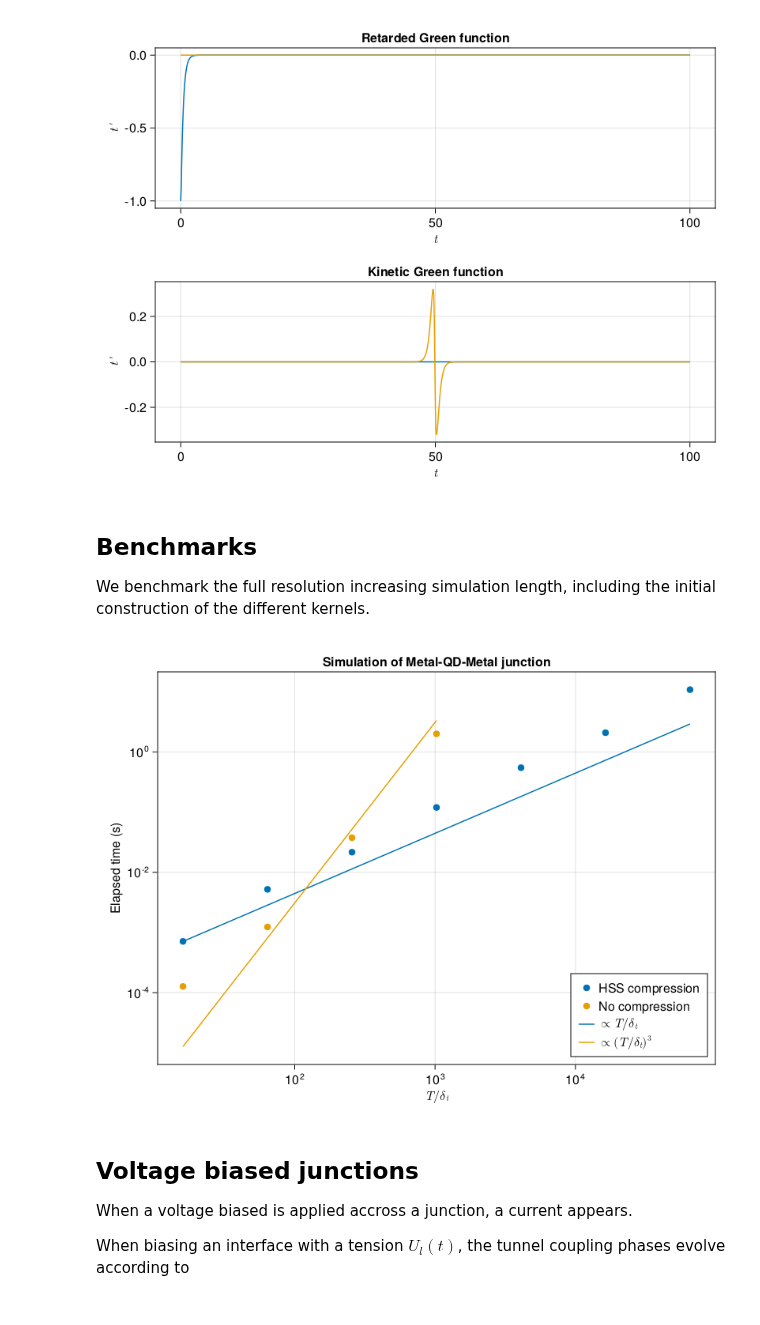
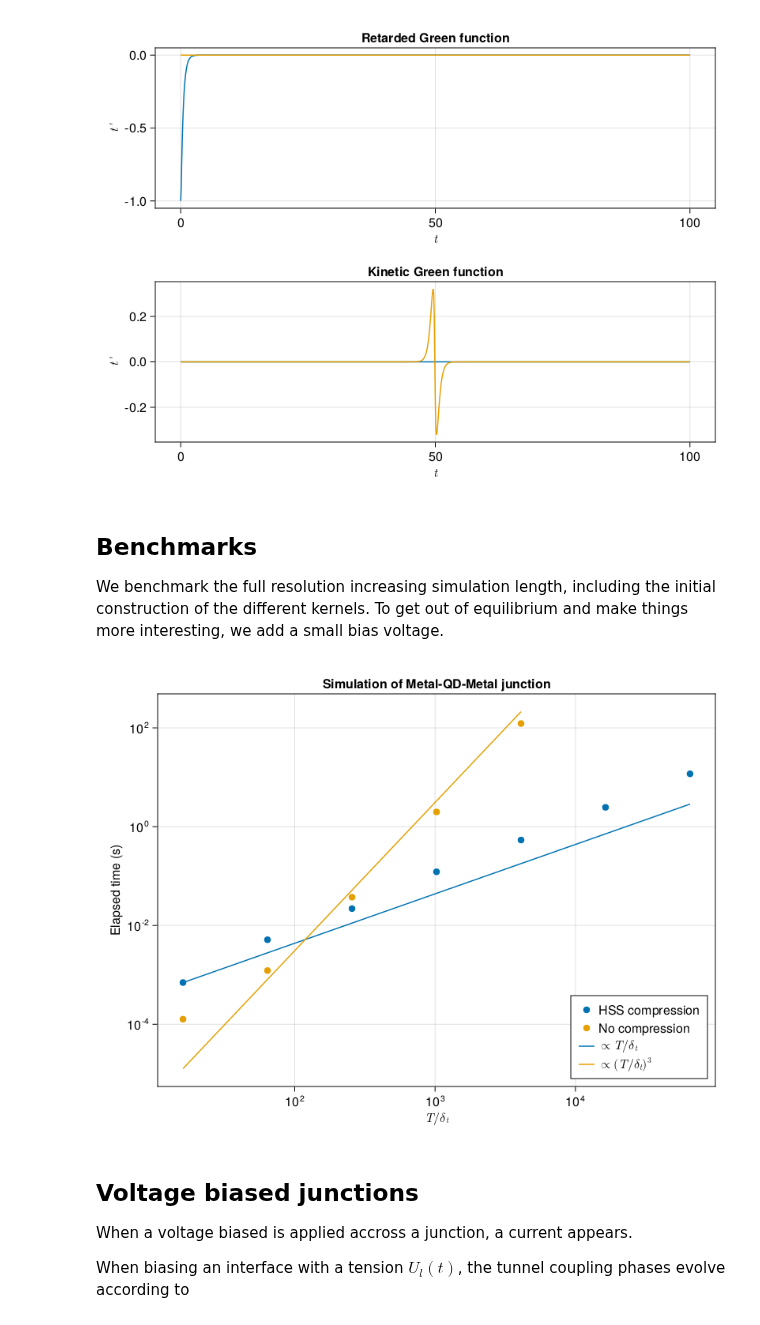
Before and after one commit to BaptisteLamic/NonEquilibriumGreenFunction.jl, a Jupyter notebook: examples/MQDM_junction.ipynb, the cells around one changed output. Saved outputs shown, nothing was run; the diff lists cells and outputs as text; code cells hidden in the pictures.

```diff
--- a/examples/MQDM_junction.ipynb
+++ b/examples/MQDM_junction.ipynb
@@ -135,18 +135,19 @@ plot_results(results)
 # %% [markdown]
 ## Benchmarks
 We benchmark the full resolution increasing simulation length, including the initial construction of the different kernels.
+To get out of equilibrium and make things more interesting, we add a small bias voltage.
 # %%
 
 tab_T_hss = p.δt .* [2^k for k = 4:2:16]
 function benchmark_equilibrium_hss(T)
-    p = Junction.Parameters(δt=0.1, T=T, ϕl=t -> 0, ϕr=t -> 0);
+p = Junction.Parameters(δt=0.1, T=T, ϕl=t -> 0, ϕr=t -> 0.1*t);
     @benchmark Junction.simulate_junction($p);
 end
 benchmark_equilibrium_results_hss = benchmark_equilibrium_hss.(tab_T_hss)
 
-tab_T_full = p.δt .* [2^k for k = 4:2:10]
+tab_T_full = p.δt .* [2^k for k = 4:2:12]
 function benchmark_equilibrium_full(T)
-    p = Junction.Parameters(δt=0.1, T=T, ϕl=t -> 0, ϕr=t -> 0);
+    p = Junction.Parameters(δt=0.1, T=T, ϕl=t -> 0, ϕr=t -> 0.1*t);
     @benchmark Junction.simulate_junction($p,cpr = NONCompression());
 end
 benchmark_equilibrium_results_full = benchmark_equilibrium_full.(tab_T_full)
@@ -155,35 +156,35 @@ function plot_equilibrim_benchmark(tab_T_hss, results_hss, tab_T_full, results_f
     f = Figure()
     f_ax = Axis(f[1, 1], xscale = log10, yscale = log10,
     title = "Simulation of Metal-QD-Metal junction",
     xlabel=L"T/\delta_t",
     ylabel="Elapsed time (s)")
     scatter!(f_ax, tab_T_hss / p.δt, map(results_hss) do x
         median(x.times) * 1E-9
     end,
     label = "HSS compression"
     )
     scatter!(f_ax, tab_T_full / p.δt, map(results_full) do x
         median(x.times) * 1E-9
     end,
     label = "No compression"
     )
     lines!(f_ax,tab_T_hss / p.δt, tab_T_hss ./ tab_T_hss[1] .* median(results_hss[1].times) * 1E-9,
     label = L"\propto T/\delta_t"  )
     lines!(f_ax,tab_T_full / p.δt , tab_T_full.^3 ./ tab_T_full[1]^3 .* median(results_full[1].times) * 1E-10,
     label = L"\propto (T/\delta_t)^3"  )
     axislegend(position = :rb)
     f
 end
 f = plot_equilibrim_benchmark(
     tab_T_hss,
     benchmark_equilibrium_results_hss,
     tab_T_full,
     benchmark_equilibrium_results_full
 )
-save("equilibrium_benchmark.svg",f)
+save("QD_benchmark.svg",f)
 f
 # %% [output]
-[figure, old version]
+[figure, new version]
 # %% [markdown]
 ## Voltage biased junctions
 When a voltage biased is applied accross a junction, a current appears.
```
Also changed, not shown: parts of 2 cells of this notebook, 3 other files.
